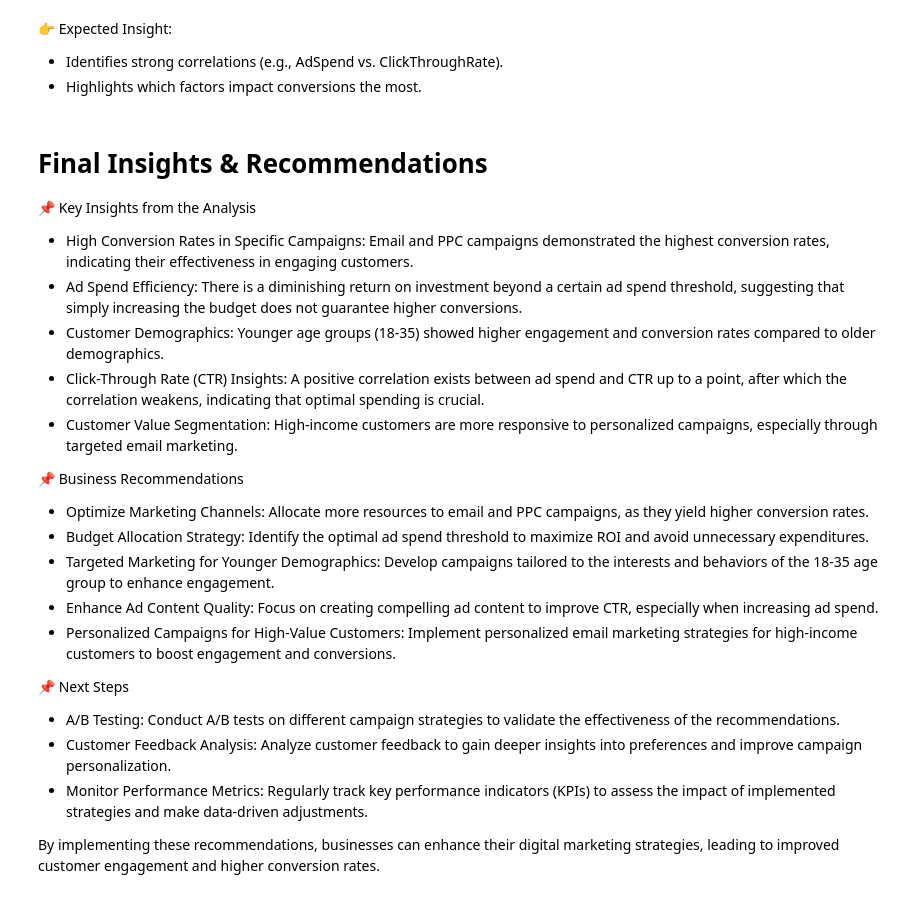
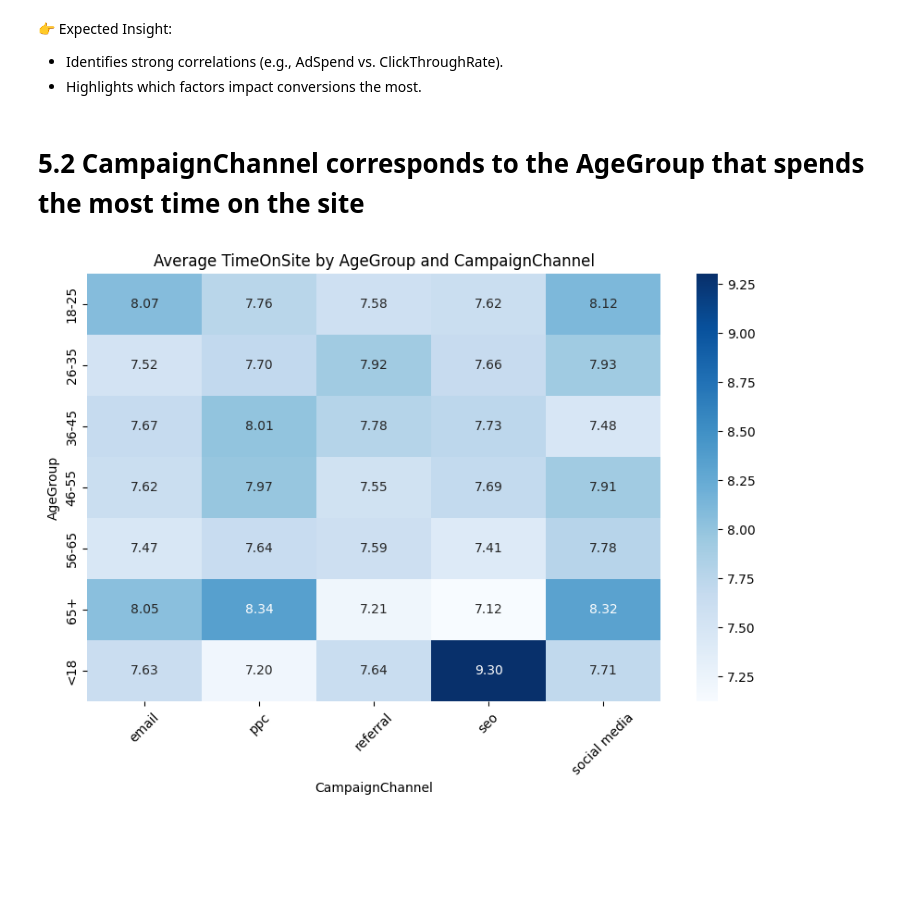
Before and after one commit to Faizal897/ifrjavafundamental, a Jupyter notebook: digital-marketing.ipynb, the cells around one changed output. Cells and saved outputs as stored; diff of their text form; code cells hidden in the pictures; blank space fills up the shorter version.

Commit message:
Kaggle Notebook | Digital-Marketing | Version 6

```diff
--- a/digital-marketing.ipynb
+++ b/digital-marketing.ipynb
@@ -494,38 +498,19 @@ plt.show()
 * Highlights which factors impact conversions the most.
 # %%
 df.to_csv('New_Market_Digital.csv', index=False)
-# %% [markdown]
-# **Final Insights & Recommendations**
-📌 Key Insights from the Analysis
-
-* High Conversion Rates in Specific Campaigns:
-Email and PPC campaigns demonstrated the highest conversion rates, indicating their effectiveness in engaging customers.
-* Ad Spend Efficiency:
-There is a diminishing return on investment beyond a certain ad spend threshold, suggesting that simply increasing the budget does not guarantee higher conversions.
-* Customer Demographics:
-Younger age groups (18-35) showed higher engagement and conversion rates compared to older demographics.
-* Click-Through Rate (CTR) Insights:
-A positive correlation exists between ad spend and CTR up to a point, after which the correlation weakens, indicating that optimal spending is crucial.
-* Customer Value Segmentation:
-High-income customers are more responsive to personalized campaigns, especially through targeted email marketing.
-
-📌 Business Recommendations
-
-* Optimize Marketing Channels:
-Allocate more resources to email and PPC campaigns, as they yield higher conversion rates.
-* Budget Allocation Strategy:
-Identify the optimal ad spend threshold to maximize ROI and avoid unnecessary expenditures.
-* Targeted Marketing for Younger Demographics:
-Develop campaigns tailored to the interests and behaviors of the 18-35 age group to enhance engagement.
-* Enhance Ad Content Quality:
-Focus on creating compelling ad content to improve CTR, especially when increasing ad spend.
-* Personalized Campaigns for High-Value Customers:
-Implement personalized email marketing strategies for high-income customers to boost engagement and conversions.
-
-📌 Next Steps
-
-* A/B Testing: Conduct A/B tests on different campaign strategies to validate the effectiveness of the recommendations.
-* Customer Feedback Analysis: Analyze customer feedback to gain deeper insights into preferences and improve campaign personalization.
-* Monitor Performance Metrics: Regularly track key performance indicators (KPIs) to assess the impact of implemented strategies and make data-driven adjustments.
-
-By implementing these recommendations, businesses can enhance their digital marketing strategies, leading to improved customer engagement and higher conversion rates.
+# %% [markdown]
+# **5.2 CampaignChannel corresponds to the AgeGroup that spends the most time on the site**
+# %%
+# Analyzing TimeOnSite by AgeGroup and CampaignChannel
+agegroup_campaign_time = df.groupby(["AgeGroup", "CampaignChannel"])["TimeOnSite"].mean().unstack()
+
+# Display the results
+plt.figure(figsize=(10,6))
+sns.heatmap(agegroup_campaign_time, annot=True, cmap="Blues", fmt=".2f")
+plt.title("Average TimeOnSite by AgeGroup and CampaignChannel")
+plt.xlabel("CampaignChannel")
+plt.ylabel("AgeGroup")
+plt.xticks(rotation=45)
+plt.show()
+# %% [output]
+[figure, added]
```
Also changed, not shown: parts of 35 cells of this notebook.
